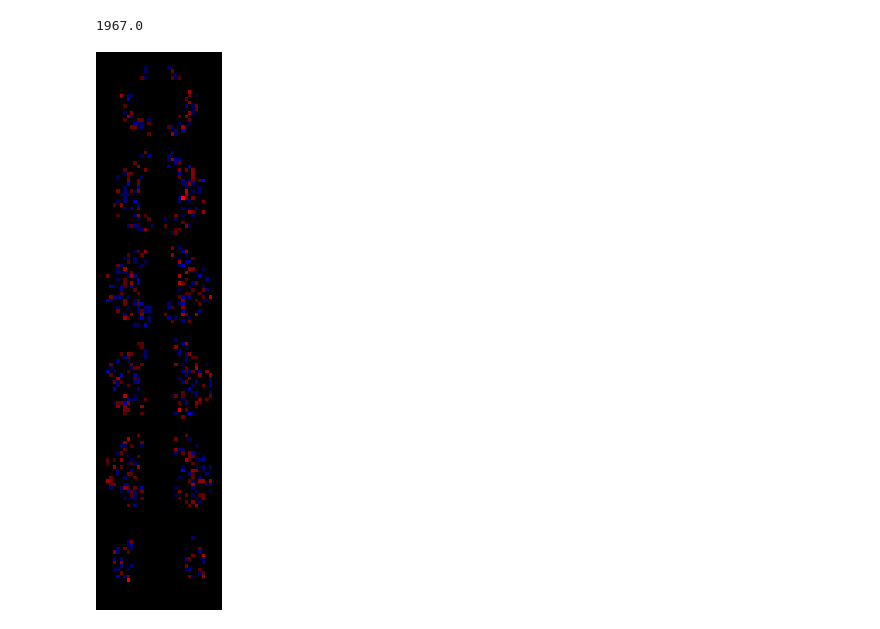
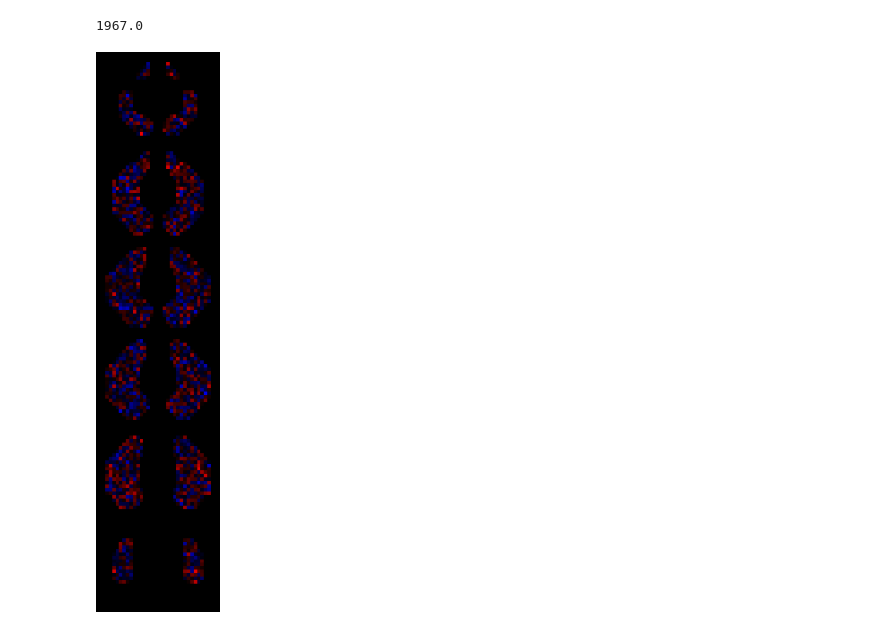
Before and after one commit to DiedrichsenLab/Functional_Fusion, a Jupyter notebook: notebooks/plot_maps.ipynb, the cells around one changed output. Cells and saved outputs as stored; diff of their text form; code cells hidden in the pictures.

Commit message:
dentate plotting

```diff
--- a/notebooks/plot_maps.ipynb
+++ b/notebooks/plot_maps.ipynb
@@ -11,0 +15,4 @@ import nitools as nt
+# %%
+# Generate some random data in dentate atlas space
+dn,ainf = am.get_atlas('MNISymDentate1')
+data = np.random.normal(0,1,(3,dn.P))
@@ -11,0 +24,8 @@ import nitools as nt
+# %%
+# Extended example using a figure with nested gridspec
+# see: https://matplotlib.org/stable/gallery/userdemo/demo_gridspec06.html
+fig = plt.figure(figsize=(6,10),facecolor='black')
+outer_grid = fig.add_gridspec(1,3,hspace=0,wspace=0.1)
+for i in range(3):
+    inner_grid = outer_grid[i].subgridspec(6,2,hspace=0.1,wspace=0.1)
+    fpl.plot_dentate(data[i],gridspec = inner_grid)
@@ -63,7 +89,7 @@ fcn_img = dn.data_to_nifti(np.random.normal(size=(dn.P,)))
 
 # Cut out the voxel correct coordinates
 c1 = np.array([[-25,-70,-43],[7,-70,-43]]).T # Lower left corner of image
-c2 = np.array([[-7,-40,-20],[25,-40,-20]]).T # Upper right corner of image
+c2 = np.array([[-7,-43,-20],[25,-43,-20]]).T # Upper right corner of image
 v1 = nt.affine_transform_mat(c1,inv(bg_img1.affine)).astype(int)
 v2 = nt.affine_transform_mat(c2,inv(bg_img1.affine)).astype(int)
 w1 = nt.affine_transform_mat(c1,inv(bg_img2.affine)).astype(int)
@@ -84,21 +110,21 @@ bg1[0].get_fdata().sum()
 # %%
 
 fig = plt.figure(figsize=(2,10),facecolor='black')
 gs = GridSpec(6, 2,hspace=0.1,wspace=0.1)
 z_coords = [-31,-33,-35,-37,-39,-42]
 for i in range(2):
     for j,z in enumerate(z_coords):
         ax = fig.add_subplot(gs[j,i])
         nlp.plot_img(fc[i],
             display_mode="z",
-            threshold=1,
+            threshold=0,
             cut_coords=[z],
             bg_img=bg1[i],
             black_bg=True,
             axes=ax,
             vmin=-10,
             vmax=10,
             cmap='cold_hot',
             annotate=False)
 # %% [output]
-[figure, old version]
+[figure, new version]
```
Also changed, not shown: parts of 8 cells of this notebook, 1 other file.
